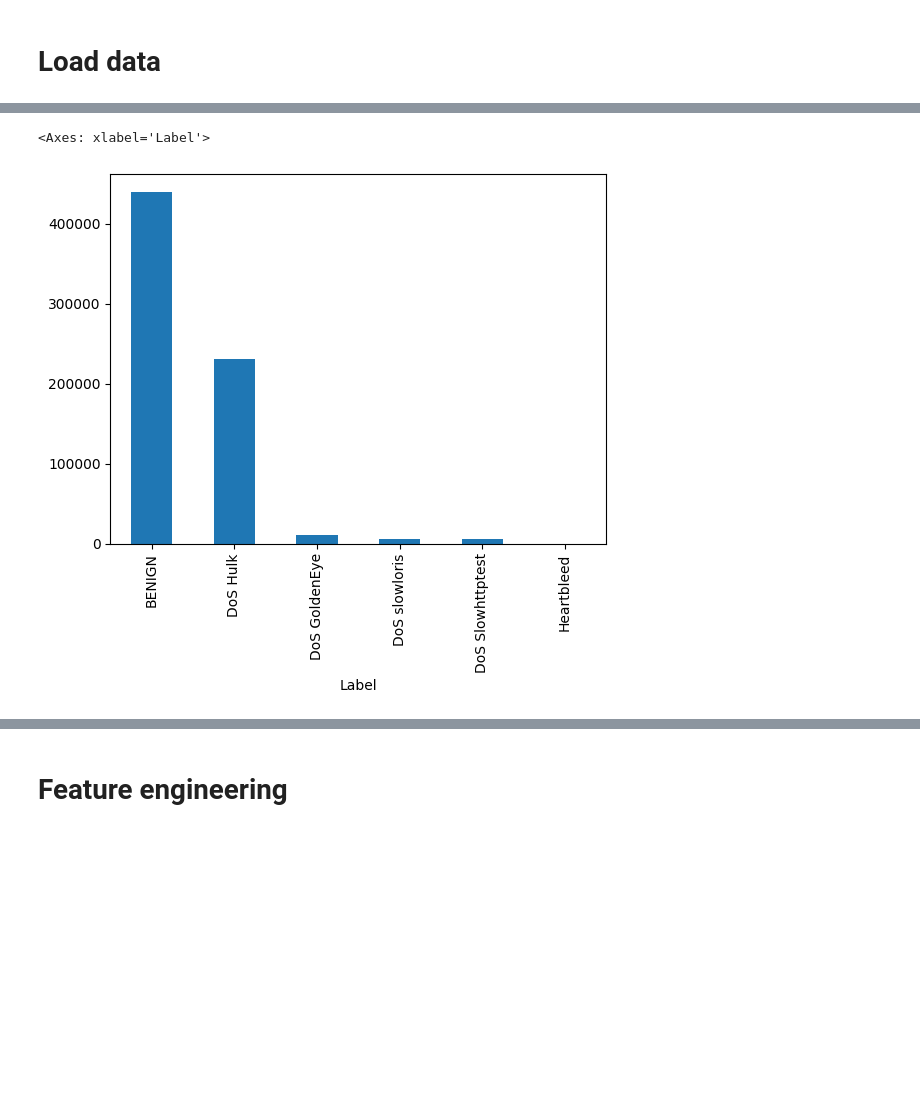
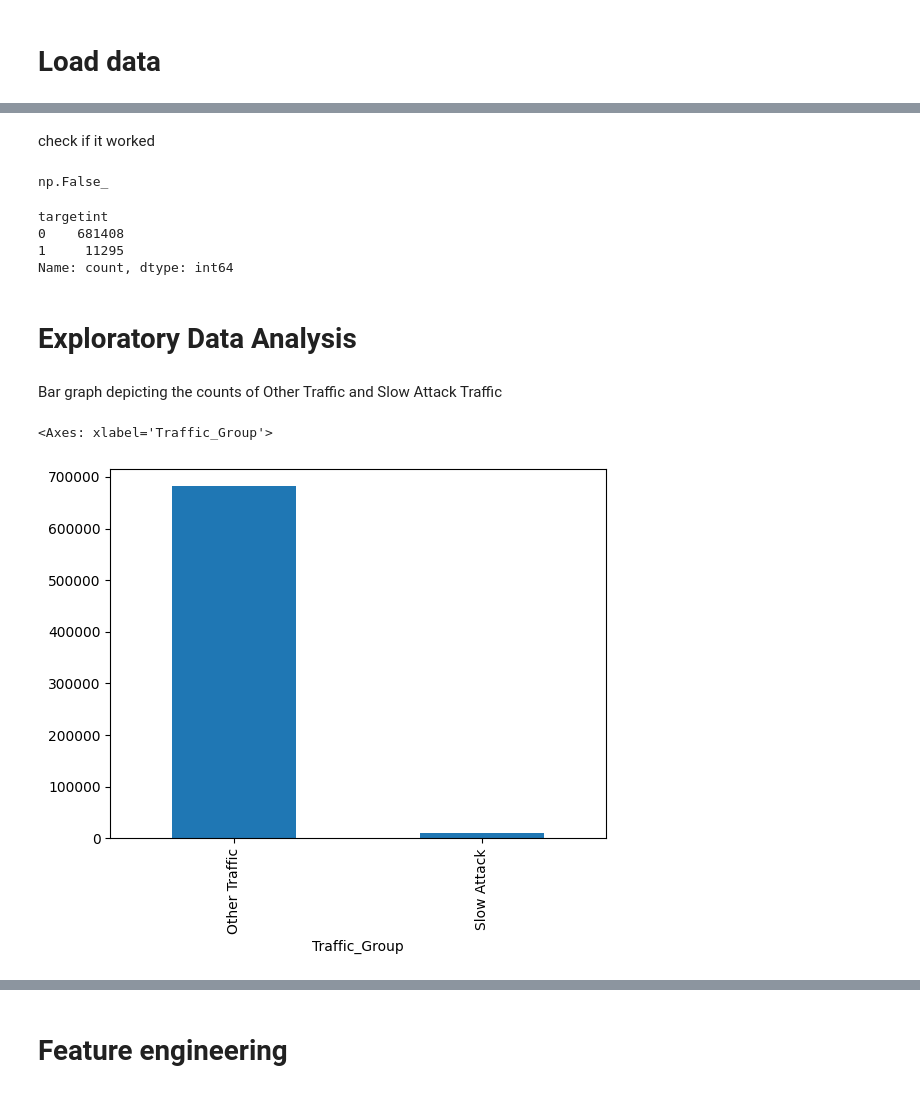
Before and after one commit to hiranthik/Low-and-Slow-Threat-Detection, a Jupyter notebook: Low_and_Slow_Model_Train.ipynb, the cells around one changed output, grey strips where cells are left out. Cells and saved outputs as stored; diff of their text form; code cells hidden in the pictures; blank space fills up the shorter version.

Commit message:
Kaggle Notebook | Low and Slow Attack Detection | Version 3

```diff
--- a/Low_and_Slow_Model_Train.ipynb
+++ b/Low_and_Slow_Model_Train.ipynb
@@ -62,0 +113,3 @@ df = df.rename(columns=new_col_dict)
+# %%
+inf_columns = df.columns[df.isin([np.inf-np.inf]).any()]
+inf_columns
@@ -62,0 +120,2 @@ df = df.rename(columns=new_col_dict)
+# %%
+df[inf_columns] = df[inf_columns].replace([np.inf, -np.inf], np.nan)
@@ -63,5 +124,26 @@ df = df.rename(columns=new_col_dict)
+# %%
+df[nan_columns] = df[nan_columns].fillna(df[nan_columns].mean())
+# %% [markdown]
+check if it worked
+# %%
+
+df.isna().any().any()
+# %% [output]
+np.False_
+# %%
+df['targetint'] = df['Traffic_Group'].map({'Other Traffic':0,'Slow Attack':1})
+df['targetint'].value_counts()
+# %% [output]
+targetint
+0    681408
+1     11295
+Name: count, dtype: int64
+# %% [markdown]
+# Exploratory Data Analysis
+# %% [markdown]
+Bar graph depicting the counts of Other Traffic and Slow Attack Traffic
 # %%
-df['Label'].value_counts().plot.bar()
+df['Traffic_Group'].value_counts().plot.bar()
 # %% [output]
-<Axes: xlabel='Label'>
+<Axes: xlabel='Traffic_Group'>
-[figure, old version]
+[figure, new version]
```
Also changed, not shown: parts of 51 cells of this notebook.
